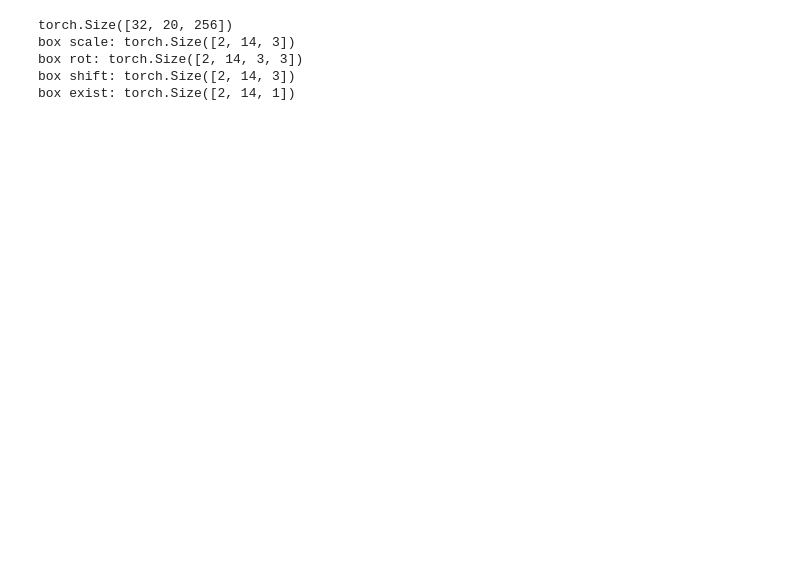
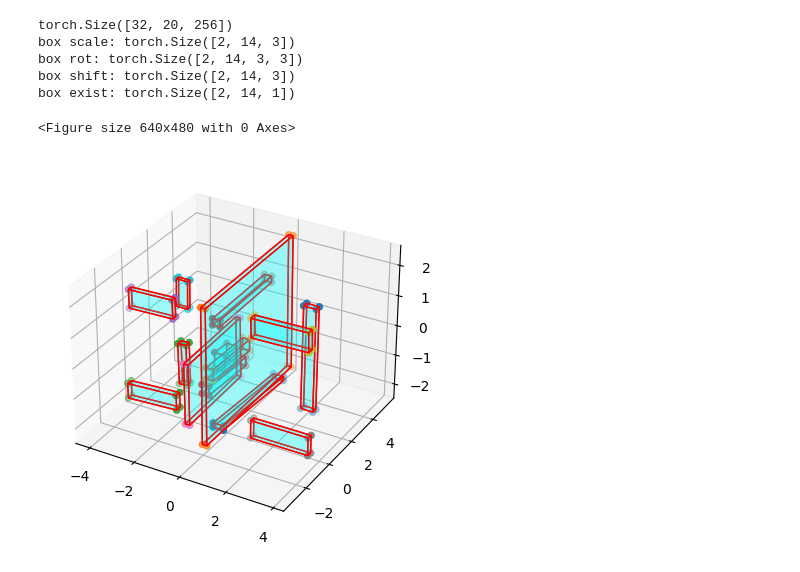
Before and after one commit to ZongjingLi/ProGRIP, a Jupyter notebook: work.ipynb, the cells around one changed output. Saved outputs shown, nothing was run; the diff lists cells and outputs as text; code cells hidden in the pictures; blank space fills up the shorter version.

Commit message:
cuboid representation

```diff
--- a/work.ipynb
+++ b/work.ipynb
@@ -34,9 +34,87 @@ print("box scale:",scale.shape)
 print("box rot:",rot.shape)
 print("box shift:",shift.shape)
 print("box exist:",exist.shape)
+
+from utils import *
+
+b = 1
+k = 1
+box = decode_3d_box(scale[b][k],rot[b][k],shift[b][k])
 # %% [output]
 torch.Size([32, 20, 256])
 box scale: torch.Size([2, 14, 3])
 box rot: torch.Size([2, 14, 3, 3])
 box shift: torch.Size([2, 14, 3])
 box exist: torch.Size([2, 14, 1])
+# %%
+
+from mpl_toolkits.mplot3d import Axes3D
+from mpl_toolkits.mplot3d.art3d import Poly3DCollection
+import matplotlib.pyplot as plt
+
+import numpy as np
+
+fig = plt.figure()
+ax = Axes3D(fig)
+
+x = [0,1,1,0],[0,1,1,0]
+y = [0,0,1,1],[0,0,1,1]
+z = [0,0,0,0],[1,1,1,1]
+
+surfaces = []
+
+for i in range(len(x)):
+    surfaces.append( [list(zip(x[i],y[i],z[i]))] )
+
+for surface in surfaces:
+    ax.add_collection3d(Poly3DCollection(surface))
+
+plt.show()
+# %% [output]
+<Figure size 640x480 with 0 Axes>
+# %%
+
+
+from datasets import *
+from config import *
+cat = "table"
+dataset = dataset = shapenet4096("train",cat,False)
+
+
+root = "/Users/melkor/Documents/GitHub/ProGRIP/cuboid/PretrainModels/{}".format(cat)
+with open(root+ '/hypara.json') as f:
+    hypara = json.load(f)
+net = Network_Whole(hypara)
+net.load_state_dict(torch.load(root + "/{}.pth".format(cat),map_location = device))
+
+pc = dataset[0]["point_cloud"].unsqueeze(0)
+
+outputs = net(pc)
+
+scale = outputs["scale"]
+rot = outputs["rotate"]
+shift = outputs["trans"]
+exist = outputs["exist"]
+
+# point cloud cuboid summary created
+b = 0
+fig = plt.figure()
+ax = fig.add_subplot(111, projection='3d')
+r = [-1,1]
+X, Y = np.meshgrid(r, r)
+for k in range(14):
+    boxx = decode_3d_box(scale[b][k],rot[b][k],shift[b][k])
+    points = np.array(boxx.detach())
+    Z = points * 10
+    ax.scatter3D(Z[:, 0], Z[:, 1], Z[:, 2])
+    verts = [[Z[0],Z[1],Z[2],Z[3]],
+    [Z[4],Z[5],Z[6],Z[7]],
+    [Z[0],Z[1],Z[5],Z[4]],
+    [Z[2],Z[3],Z[7],Z[6]],
+    [Z[1],Z[2],Z[6],Z[5]],
+    [Z[4],Z[7],Z[3],Z[0]]]
+    ax.add_collection3d(Poly3DCollection(verts, facecolors='cyan', linewidths=1, edgecolors='r', alpha=.20))
+
+plt.show()
+# %% [output]
+[figure, added]
```
Also changed, not shown: 5 other files.
